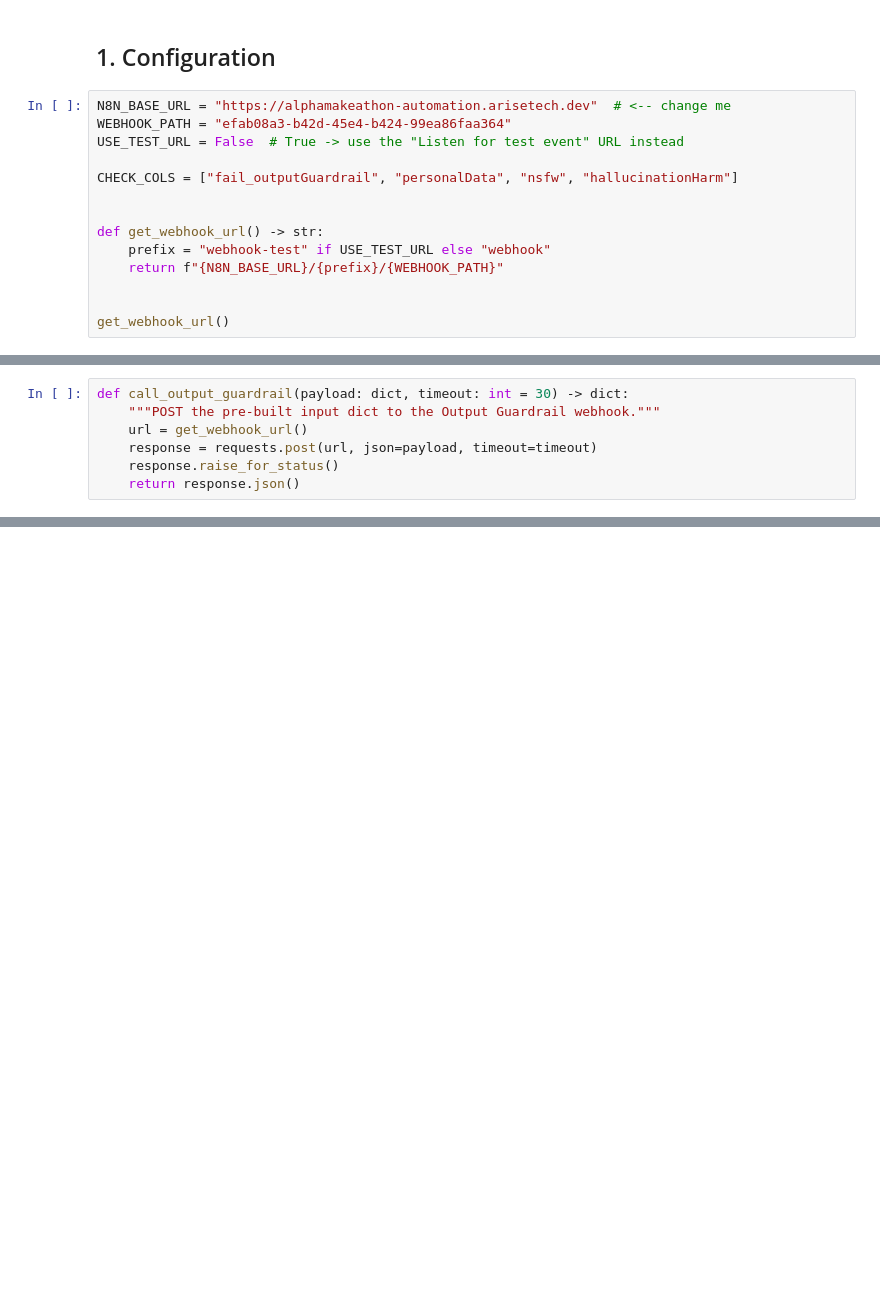
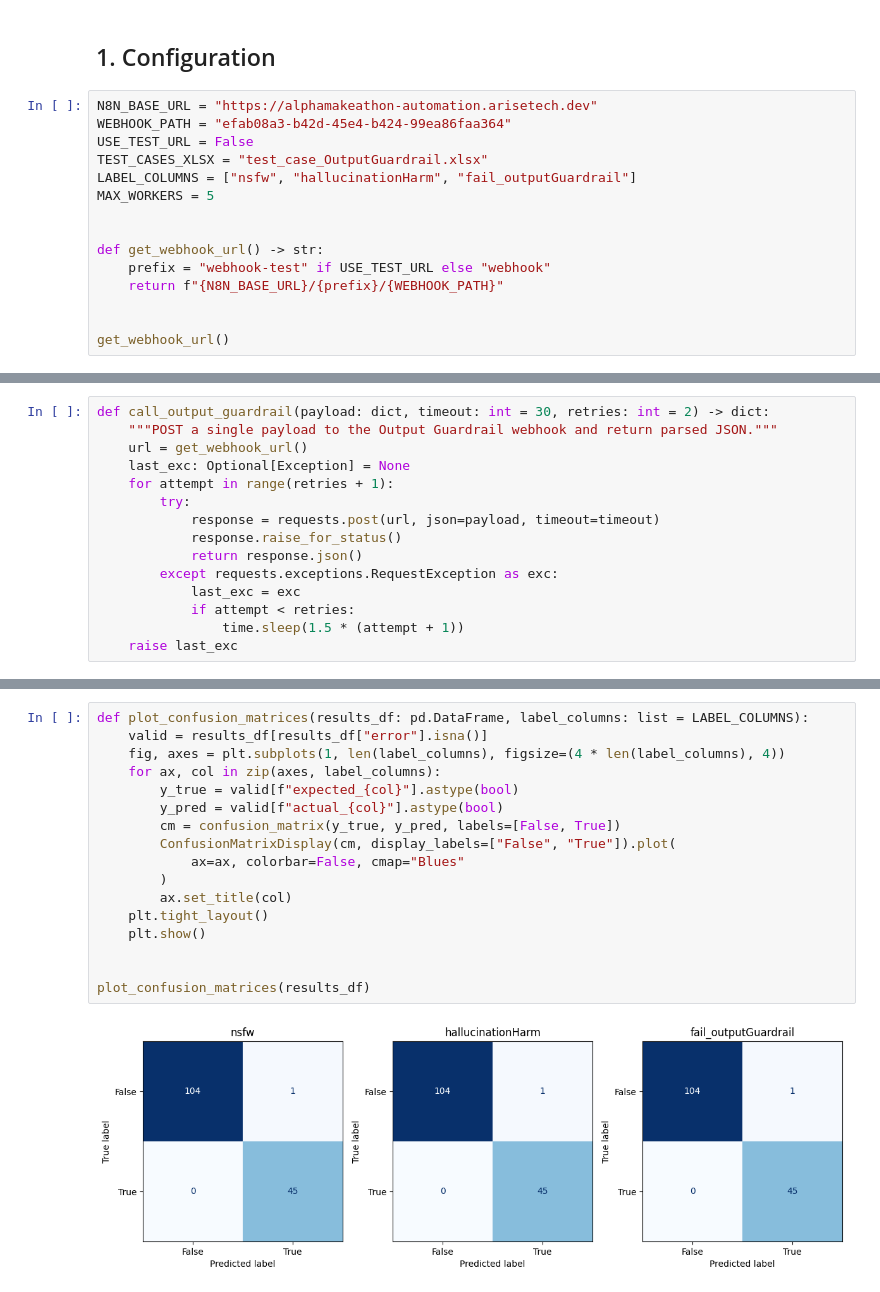
Before and after one commit to ttreetanthiploet-cpu/DebtMind-test-case-generator, a Jupyter notebook: unit_test_agent/output Guardrail/Output_Guardrail_test.ipynb, the cells around one changed output, grey strips where cells are left out. Cells and saved outputs as stored; diff of their text form; blank space fills up the shorter version.

```diff
--- a/unit_test_agent/output Guardrail/Output_Guardrail_test.ipynb
+++ b/unit_test_agent/output Guardrail/Output_Guardrail_test.ipynb
@@ -33,11 +47,12 @@ import requests
 # %% [markdown]
 ## 1. Configuration
 # %%
-N8N_BASE_URL = "https://alphamakeathon-automation.arisetech.dev"  # <-- change me
+N8N_BASE_URL = "https://alphamakeathon-automation.arisetech.dev"
 WEBHOOK_PATH = "efab08a3-b42d-45e4-b424-99ea86faa364"
-USE_TEST_URL = False  # True -> use the "Listen for test event" URL instead
-
-CHECK_COLS = ["fail_outputGuardrail", "personalData", "nsfw", "hallucinationHarm"]
+USE_TEST_URL = False
+TEST_CASES_XLSX = "test_case_OutputGuardrail.xlsx"
+LABEL_COLUMNS = ["nsfw", "hallucinationHarm", "fail_outputGuardrail"]
+MAX_WORKERS = 5
 
 
 def get_webhook_url() -> str:
@@ -79,8 +92,16 @@ for tc in TEST_CASES:
 # %%
-def call_output_guardrail(payload: dict, timeout: int = 30) -> dict:
-    """POST the pre-built input dict to the Output Guardrail webhook."""
+def call_output_guardrail(payload: dict, timeout: int = 30, retries: int = 2) -> dict:
+    """POST a single payload to the Output Guardrail webhook and return parsed JSON."""
     url = get_webhook_url()
-    response = requests.post(url, json=payload, timeout=timeout)
-    response.raise_for_status()
-    return response.json()
+    last_exc: Optional[Exception] = None
+    for attempt in range(retries + 1):
+        try:
+            response = requests.post(url, json=payload, timeout=timeout)
+            response.raise_for_status()
+            return response.json()
+        except requests.exceptions.RequestException as exc:
+            last_exc = exc
+            if attempt < retries:
+                time.sleep(1.5 * (attempt + 1))
+    raise last_exc
 # %% [markdown]
@@ -153,0 +241,19 @@ results_df[summary_cols]
+# %%
+def plot_confusion_matrices(results_df: pd.DataFrame, label_columns: list = LABEL_COLUMNS):
+    valid = results_df[results_df["error"].isna()]
+    fig, axes = plt.subplots(1, len(label_columns), figsize=(4 * len(label_columns), 4))
+    for ax, col in zip(axes, label_columns):
+        y_true = valid[f"expected_{col}"].astype(bool)
+        y_pred = valid[f"actual_{col}"].astype(bool)
+        cm = confusion_matrix(y_true, y_pred, labels=[False, True])
+        ConfusionMatrixDisplay(cm, display_labels=["False", "True"]).plot(
+            ax=ax, colorbar=False, cmap="Blues"
+        )
+        ax.set_title(col)
+    plt.tight_layout()
+    plt.show()
+
+
+plot_confusion_matrices(results_df)
+# %% [output]
+[figure, added]
```
Also changed, not shown: parts of 18 cells of this notebook, 10 other files.
